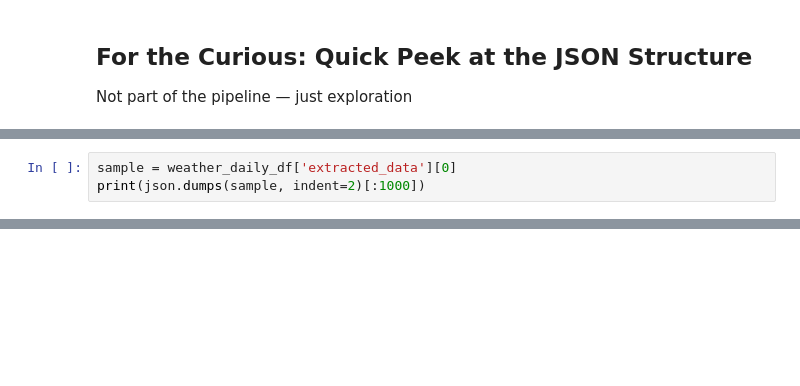
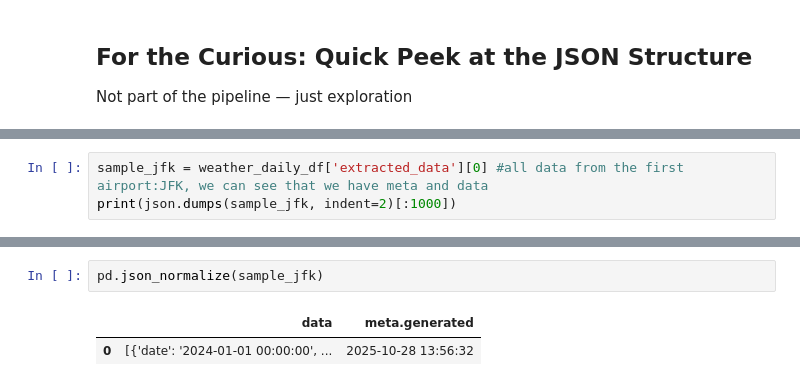
Before and after one commit to amandawang90-spec/neuefische-data-analysis-180825-analytics_engineering_module_and_projects, a Jupyter notebook: 04_extract_load/04_meteostat_daily_fromAPI_toDB_lecture.ipynb, the cells around one changed output, grey strips where cells are left out. Drawn from its saved outputs; the diff is of its cells as text; blank space fills up the shorter version.

```diff
--- a/04_extract_load/04_meteostat_daily_fromAPI_toDB_lecture.ipynb
+++ b/04_extract_load/04_meteostat_daily_fromAPI_toDB_lecture.ipynb
@@ -255,3 +391,3 @@ Not part of the pipeline — just exploration
 # %%
-sample = weather_daily_df['extracted_data'][0]
-print(json.dumps(sample, indent=2)[:1000])
+sample_jfk = weather_daily_df['extracted_data'][0] #all data from the first airport:JFK, we can see that we have meta and data
+print(json.dumps(sample_jfk, indent=2)[:1000])
@@ -257,0 +412,5 @@ print(json.dumps(sample, indent=2)[:1000])
+# %%
+pd.json_normalize(sample_jfk)
+# %% [output]
+|  | data | meta.generated |
+| 0 | [{'date': '2024-01-01 00:00:00', ... | 2025-10-28 13:56:32 |
```
Also changed, not shown: parts of 44 cells of this notebook, 3 other files.
